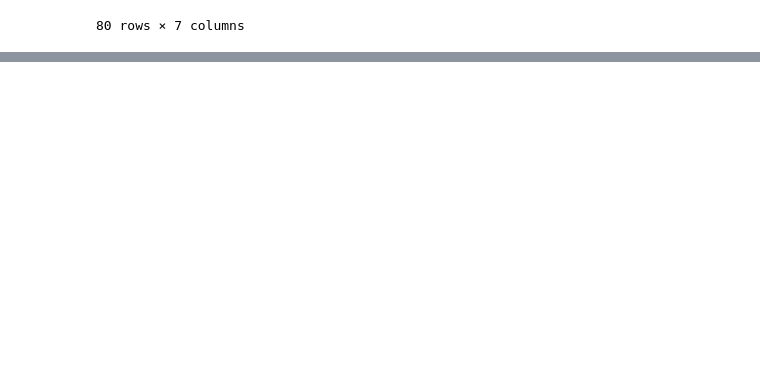
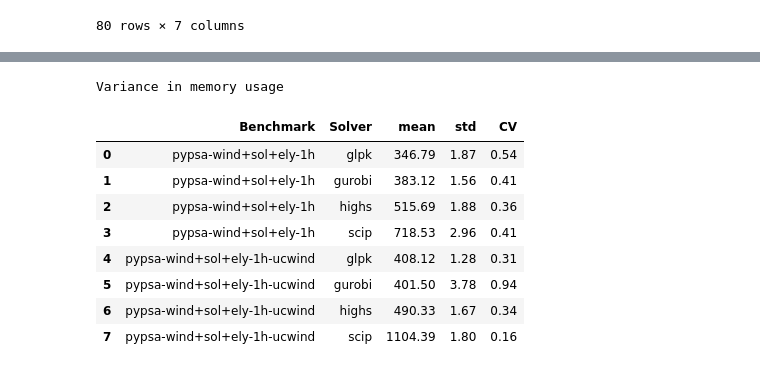
Before and after one commit to open-energy-transition/solver-benchmark, a Jupyter notebook: results/Variance.ipynb, the cells around one changed output, grey strips where cells are left out. Cells and saved outputs as stored; diff of their text form; code cells hidden in the pictures; blank space fills up the shorter version.

```diff
--- a/results/Variance.ipynb
+++ b/results/Variance.ipynb
@@ -20,0 +61,21 @@ df
+# %%
+print("Variance in memory usage")
+stats = (
+    df.groupby(["Benchmark", "Solver"])["Memory Usage (MB)"]
+    .agg(["mean", "std"])
+    .reset_index()
+)
+# Calculate the Coefficient of Variation (CV) as (stddev / mean) * 100
+stats["CV"] = (stats["std"] / stats["mean"]) * 100
+stats.round(2)
+# %% [output]
+Variance in memory usage
+|  | Benchmark | Solver | mean | std | CV |
+| 0 | pypsa-wind+sol+ely-1h | glpk | 346.79 | 1.87 | 0.54 |
+| 1 | pypsa-wind+sol+ely-1h | gurobi | 383.12 | 1.56 | 0.41 |
+| 2 | pypsa-wind+sol+ely-1h | highs | 515.69 | 1.88 | 0.36 |
+| 3 | pypsa-wind+sol+ely-1h | scip | 718.53 | 2.96 | 0.41 |
+| 4 | pypsa-wind+sol+ely-1h-ucwind | glpk | 408.12 | 1.28 | 0.31 |
+| 5 | pypsa-wind+sol+ely-1h-ucwind | gurobi | 401.50 | 3.78 | 0.94 |
+| 6 | pypsa-wind+sol+ely-1h-ucwind | highs | 490.33 | 1.67 | 0.34 |
+| 7 | pypsa-wind+sol+ely-1h-ucwind | scip | 1104.39 | 1.80 | 0.16 |
```
Also changed, not shown: parts of 8 cells of this notebook.
